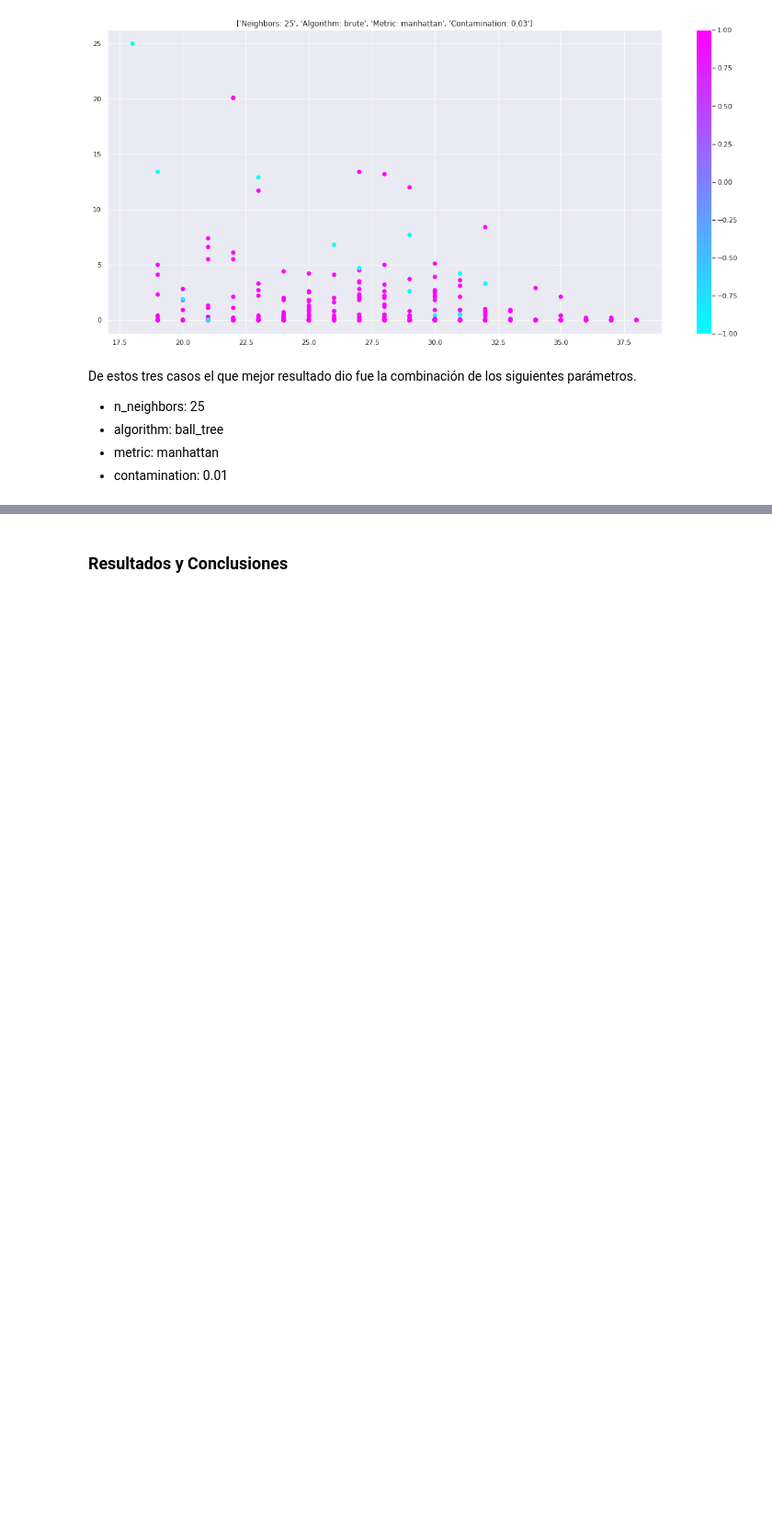
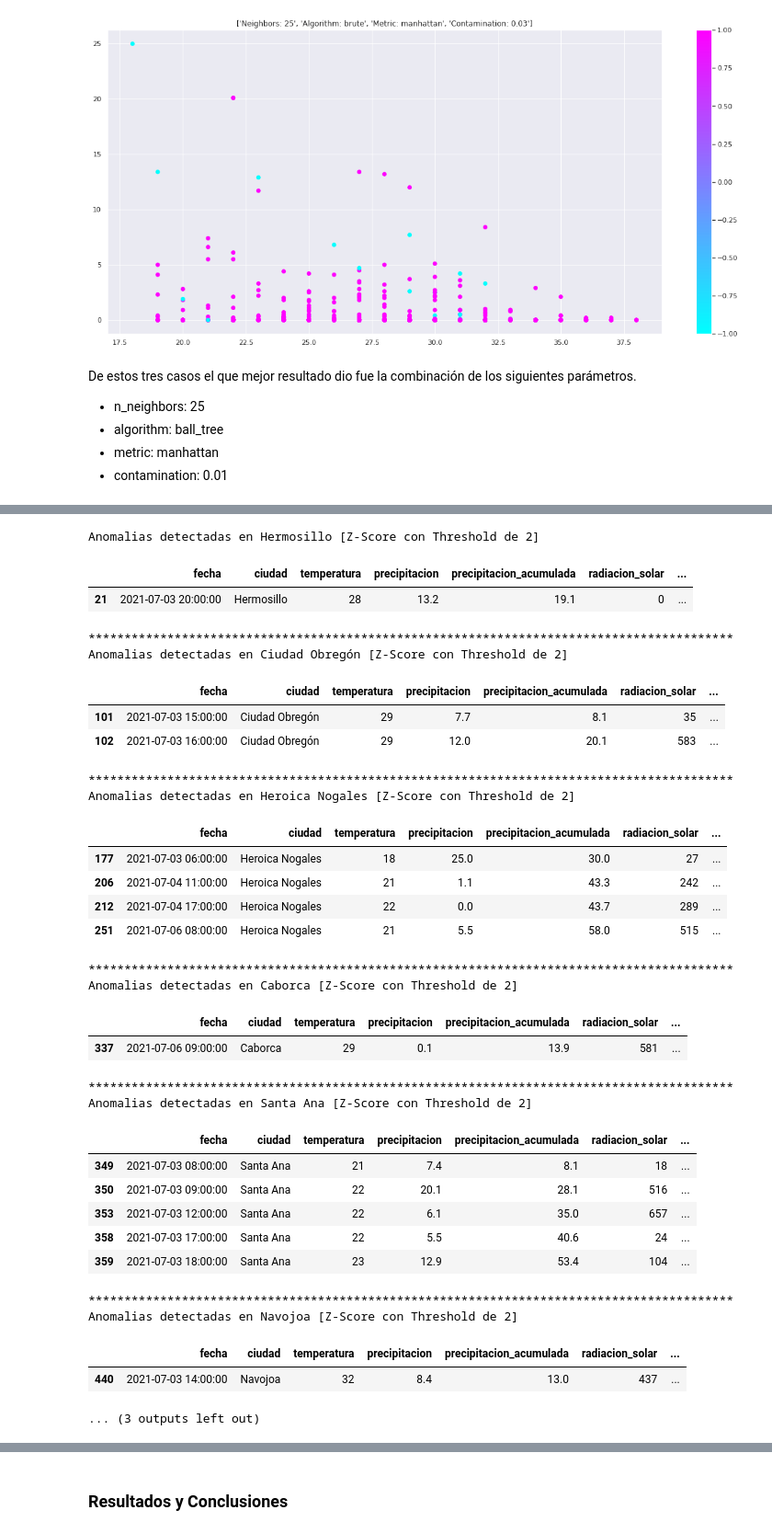
Before and after one commit to carlosvelv/proyecto_anomalias, a Jupyter notebook: Anomalias_proyecto_revision_1.ipynb, the cells around one changed output, grey strips where cells are left out. Shown at 92% size. Drawn from its saved outputs; the diff is of its cells as text; code cells hidden in the pictures; blank space fills up the shorter version.

Commit message:
ejemplos anomalias

```diff
--- a/Anomalias_proyecto.ipynb
+++ b/Anomalias_proyecto_revision_1.ipynb
@@ -510,0 +526,39 @@ De estos tres casos el que mejor resultado dio fue la combinación de los siguie
+# %%
+from IPython.display import display
+for ciudad in df_anomaly.ciudad.unique():
+  print('Anomalias detectadas en ' + ciudad + ' [Z-Score con Threshold de 2]')
+  display(df_anomaly[df_anomaly['ciudad'] == ciudad].head())
+  print('***' * 30)
+# %% [output]
+Anomalias detectadas en Hermosillo [Z-Score con Threshold de 2]
+|  | fecha | ciudad | temperatura | precipitacion | precipitacion_acumulada | radiacion_solar | ... |
+| 21 | 2021-07-03 20:00:00 | Hermosillo | 28 | 13.2 | 19.1 | 0 | ... |
+******************************************************************************************
+Anomalias detectadas en Ciudad Obregón [Z-Score con Threshold de 2]
+|  | fecha | ciudad | temperatura | precipitacion | precipitacion_acumulada | radiacion_solar | ... |
+| 101 | 2021-07-03 15:00:00 | Ciudad Obregón | 29 | 7.7 | 8.1 | 35 | ... |
+| 102 | 2021-07-03 16:00:00 | Ciudad Obregón | 29 | 12.0 | 20.1 | 583 | ... |
+******************************************************************************************
+Anomalias detectadas en Heroica Nogales [Z-Score con Threshold de 2]
+|  | fecha | ciudad | temperatura | precipitacion | precipitacion_acumulada | radiacion_solar | ... |
+| 177 | 2021-07-03 06:00:00 | Heroica Nogales | 18 | 25.0 | 30.0 | 27 | ... |
+| 206 | 2021-07-04 11:00:00 | Heroica Nogales | 21 | 1.1 | 43.3 | 242 | ... |
+| 212 | 2021-07-04 17:00:00 | Heroica Nogales | 22 | 0.0 | 43.7 | 289 | ... |
+| 251 | 2021-07-06 08:00:00 | Heroica Nogales | 21 | 5.5 | 58.0 | 515 | ... |
+******************************************************************************************
+Anomalias detectadas en Caborca [Z-Score con Threshold de 2]
+|  | fecha | ciudad | temperatura | precipitacion | precipitacion_acumulada | radiacion_solar | ... |
+| 337 | 2021-07-06 09:00:00 | Caborca | 29 | 0.1 | 13.9 | 581 | ... |
+******************************************************************************************
+Anomalias detectadas en Santa Ana [Z-Score con Threshold de 2]
+|  | fecha | ciudad | temperatura | precipitacion | precipitacion_acumulada | radiacion_solar | ... |
+| 349 | 2021-07-03 08:00:00 | Santa Ana | 21 | 7.4 | 8.1 | 18 | ... |
+| 350 | 2021-07-03 09:00:00 | Santa Ana | 22 | 20.1 | 28.1 | 516 | ... |
+| 353 | 2021-07-03 12:00:00 | Santa Ana | 22 | 6.1 | 35.0 | 657 | ... |
+| 358 | 2021-07-03 17:00:00 | Santa Ana | 22 | 5.5 | 40.6 | 24 | ... |
+| 359 | 2021-07-03 18:00:00 | Santa Ana | 23 | 12.9 | 53.4 | 104 | ... |
+******************************************************************************************
+Anomalias detectadas en Navojoa [Z-Score con Threshold de 2]
+|  | fecha | ciudad | temperatura | precipitacion | precipitacion_acumulada | radiacion_solar | ... |
+| 440 | 2021-07-03 14:00:00 | Navojoa | 32 | 8.4 | 13.0 | 437 | ... |
+... (3 outputs left out)
```
Also changed, not shown: parts of 6 cells of this notebook.
